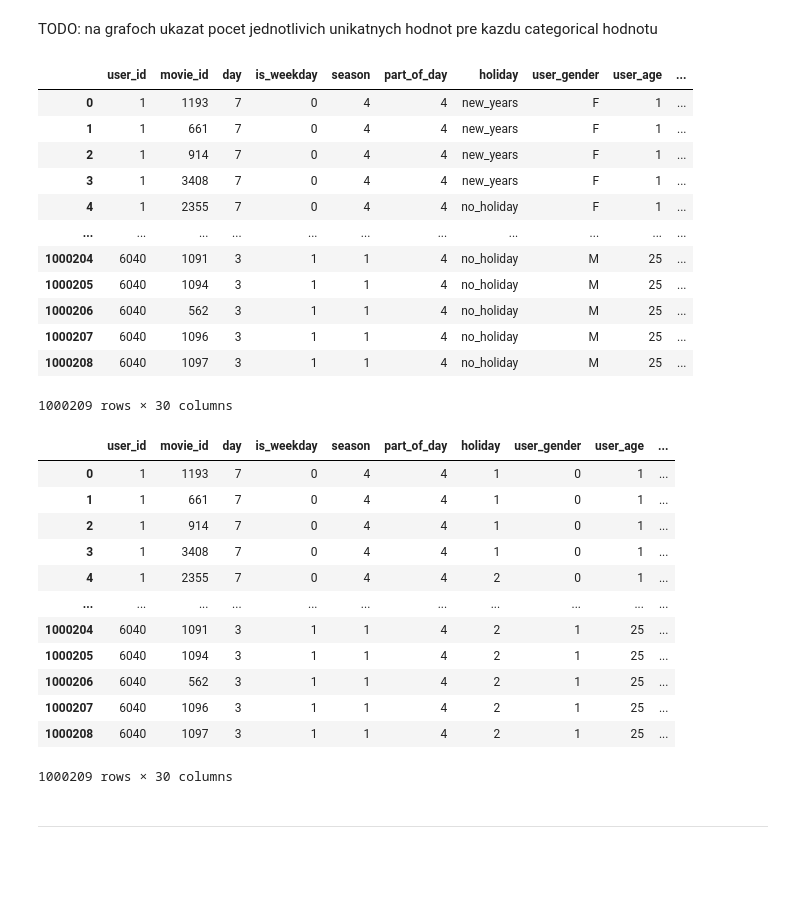
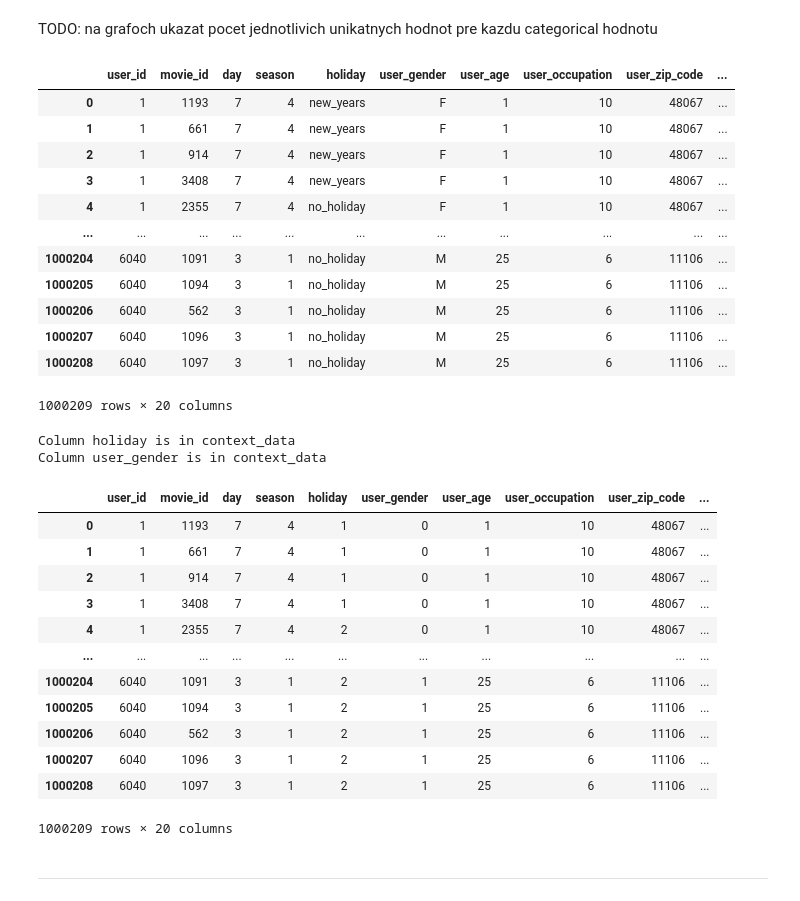
Before and after one commit to FIIT-MSc-projects/2023-Baran-Tomik-Deep-neural-network-context-aware-movie-recommendation, a Jupyter notebook: 1m/data_preprocessing/02_split_data.ipynb, the cells around one changed output. Saved outputs shown, nothing was run; the diff lists cells and outputs as text; code cells hidden in the pictures; blank space fills up the shorter version.

Commit message:
create train data for feature selected datasets and train on them nn models

```diff
--- a/1m/data_preprocessing/02_split_data.ipynb
+++ b/1m/data_preprocessing/02_split_data.ipynb
@@ -14,49 +14,54 @@ file_depth = '../..'
 with open(file_depth + '/config/data_1m_config.json') as config_file:
     config = json.load(config_file)
 
-context_data_path = config['context_data']
+context_data_path = config['feature_selected_context_path'] + 'mi_context_data.csv'
+fs_folder = 'mi_context_data/'
 # %%
 context_data = pd.read_csv(file_depth + context_data_path)
 context_data
 # %% [output]
-|  | user_id | movie_id | day | is_weekday | season | part_of_day | holiday | user_gender | user_age | ... |
-| 0 | 1 | 1193 | 7 | 0 | 4 | 4 | new_years | F | 1 | ... |
-| 1 | 1 | 661 | 7 | 0 | 4 | 4 | new_years | F | 1 | ... |
-| 2 | 1 | 914 | 7 | 0 | 4 | 4 | new_years | F | 1 | ... |
-| 3 | 1 | 3408 | 7 | 0 | 4 | 4 | new_years | F | 1 | ... |
-| 4 | 1 | 2355 | 7 | 0 | 4 | 4 | no_holiday | F | 1 | ... |
+|  | user_id | movie_id | day | season | holiday | user_gender | user_age | user_occupation | user_zip_code | ... |
+| 0 | 1 | 1193 | 7 | 4 | new_years | F | 1 | 10 | 48067 | ... |
+| 1 | 1 | 661 | 7 | 4 | new_years | F | 1 | 10 | 48067 | ... |
+| 2 | 1 | 914 | 7 | 4 | new_years | F | 1 | 10 | 48067 | ... |
+| 3 | 1 | 3408 | 7 | 4 | new_years | F | 1 | 10 | 48067 | ... |
+| 4 | 1 | 2355 | 7 | 4 | no_holiday | F | 1 | 10 | 48067 | ... |
 | ... | ... | ... | ... | ... | ... | ... | ... | ... | ... | ... |
-| 1000204 | 6040 | 1091 | 3 | 1 | 1 | 4 | no_holiday | M | 25 | ... |
-| 1000205 | 6040 | 1094 | 3 | 1 | 1 | 4 | no_holiday | M | 25 | ... |
-| 1000206 | 6040 | 562 | 3 | 1 | 1 | 4 | no_holiday | M | 25 | ... |
-| 1000207 | 6040 | 1096 | 3 | 1 | 1 | 4 | no_holiday | M | 25 | ... |
-| 1000208 | 6040 | 1097 | 3 | 1 | 1 | 4 | no_holiday | M | 25 | ... |
+| 1000204 | 6040 | 1091 | 3 | 1 | no_holiday | M | 25 | 6 | 11106 | ... |
+| 1000205 | 6040 | 1094 | 3 | 1 | no_holiday | M | 25 | 6 | 11106 | ... |
+| 1000206 | 6040 | 562 | 3 | 1 | no_holiday | M | 25 | 6 | 11106 | ... |
+| 1000207 | 6040 | 1096 | 3 | 1 | no_holiday | M | 25 | 6 | 11106 | ... |
+| 1000208 | 6040 | 1097 | 3 | 1 | no_holiday | M | 25 | 6 | 11106 | ... |
-1000209 rows × 30 columns
+1000209 rows × 20 columns
 # %%
 # Label encode categorical columns
 categorical_columns = ['holiday', 'user_gender']
 label_encoders = {}
 
 for column in categorical_columns:
-    label_encoder = LabelEncoder()
-    context_data[column] = label_encoder.fit_transform(context_data[column])
-    label_encoders[column] = label_encoder
+    if column in context_data.columns.to_list():
+        print(f"Column {column} is in context_data")
+        label_encoder = LabelEncoder()
+        context_data[column] = label_encoder.fit_transform(context_data[column])
+        label_encoders[column] = label_encoder
 
 context_data
 # %% [output]
+Column holiday is in context_data
+Column user_gender is in context_data
-|  | user_id | movie_id | day | is_weekday | season | part_of_day | holiday | user_gender | user_age | ... |
-| 0 | 1 | 1193 | 7 | 0 | 4 | 4 | 1 | 0 | 1 | ... |
-| 1 | 1 | 661 | 7 | 0 | 4 | 4 | 1 | 0 | 1 | ... |
-| 2 | 1 | 914 | 7 | 0 | 4 | 4 | 1 | 0 | 1 | ... |
-| 3 | 1 | 3408 | 7 | 0 | 4 | 4 | 1 | 0 | 1 | ... |
-| 4 | 1 | 2355 | 7 | 0 | 4 | 4 | 2 | 0 | 1 | ... |
+|  | user_id | movie_id | day | season | holiday | user_gender | user_age | user_occupation | user_zip_code | ... |
+| 0 | 1 | 1193 | 7 | 4 | 1 | 0 | 1 | 10 | 48067 | ... |
+| 1 | 1 | 661 | 7 | 4 | 1 | 0 | 1 | 10 | 48067 | ... |
+| 2 | 1 | 914 | 7 | 4 | 1 | 0 | 1 | 10 | 48067 | ... |
+| 3 | 1 | 3408 | 7 | 4 | 1 | 0 | 1 | 10 | 48067 | ... |
+| 4 | 1 | 2355 | 7 | 4 | 2 | 0 | 1 | 10 | 48067 | ... |
 | ... | ... | ... | ... | ... | ... | ... | ... | ... | ... | ... |
-| 1000204 | 6040 | 1091 | 3 | 1 | 1 | 4 | 2 | 1 | 25 | ... |
-| 1000205 | 6040 | 1094 | 3 | 1 | 1 | 4 | 2 | 1 | 25 | ... |
-| 1000206 | 6040 | 562 | 3 | 1 | 1 | 4 | 2 | 1 | 25 | ... |
-| 1000207 | 6040 | 1096 | 3 | 1 | 1 | 4 | 2 | 1 | 25 | ... |
-| 1000208 | 6040 | 1097 | 3 | 1 | 1 | 4 | 2 | 1 | 25 | ... |
+| 1000204 | 6040 | 1091 | 3 | 1 | 2 | 1 | 25 | 6 | 11106 | ... |
+| 1000205 | 6040 | 1094 | 3 | 1 | 2 | 1 | 25 | 6 | 11106 | ... |
+| 1000206 | 6040 | 562 | 3 | 1 | 2 | 1 | 25 | 6 | 11106 | ... |
+| 1000207 | 6040 | 1096 | 3 | 1 | 2 | 1 | 25 | 6 | 11106 | ... |
+| 1000208 | 6040 | 1097 | 3 | 1 | 2 | 1 | 25 | 6 | 11106 | ... |
-1000209 rows × 30 columns
+1000209 rows × 20 columns
 # %% [markdown]
 ---------------------
 # %% [markdown]
```
Also changed, not shown: parts of 2 cells of this notebook, 23 other files.
